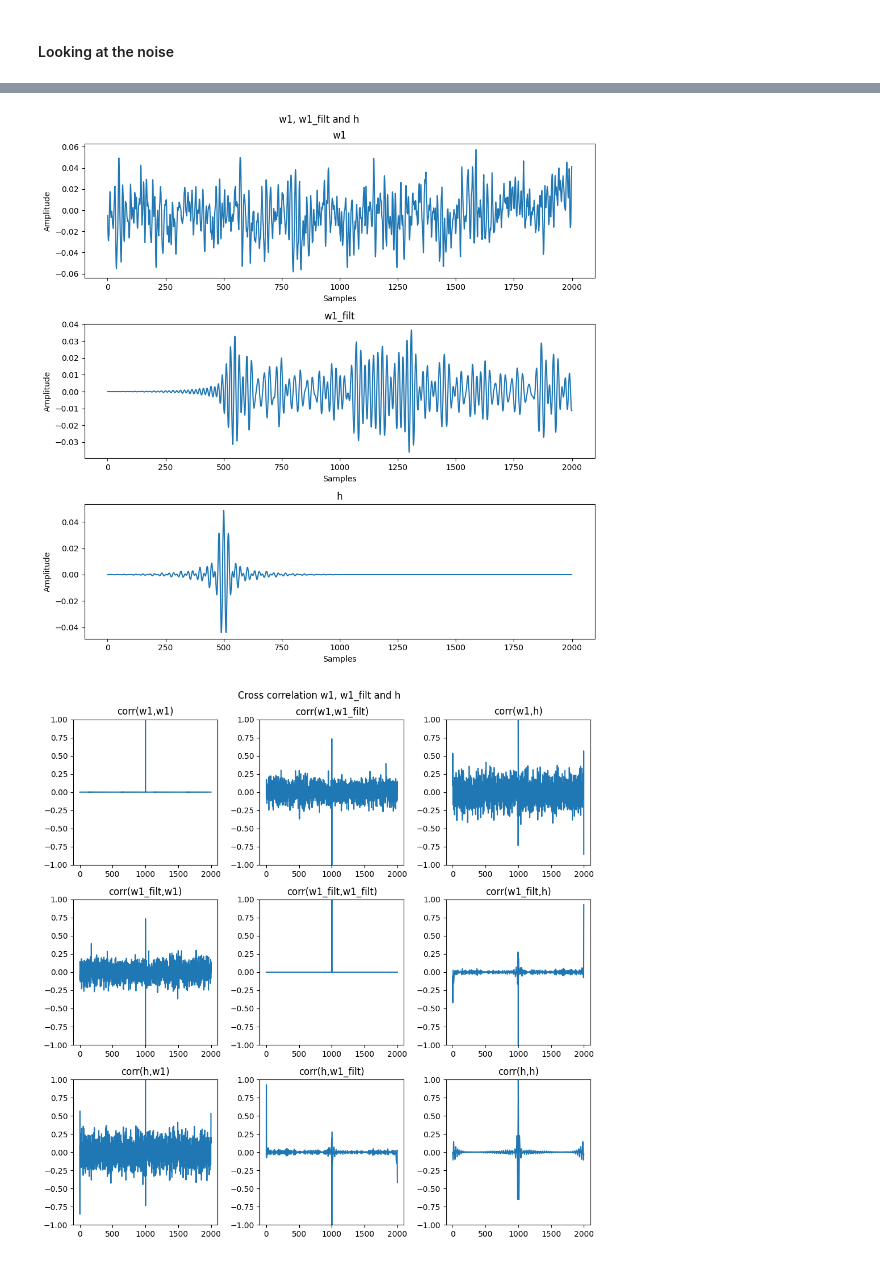
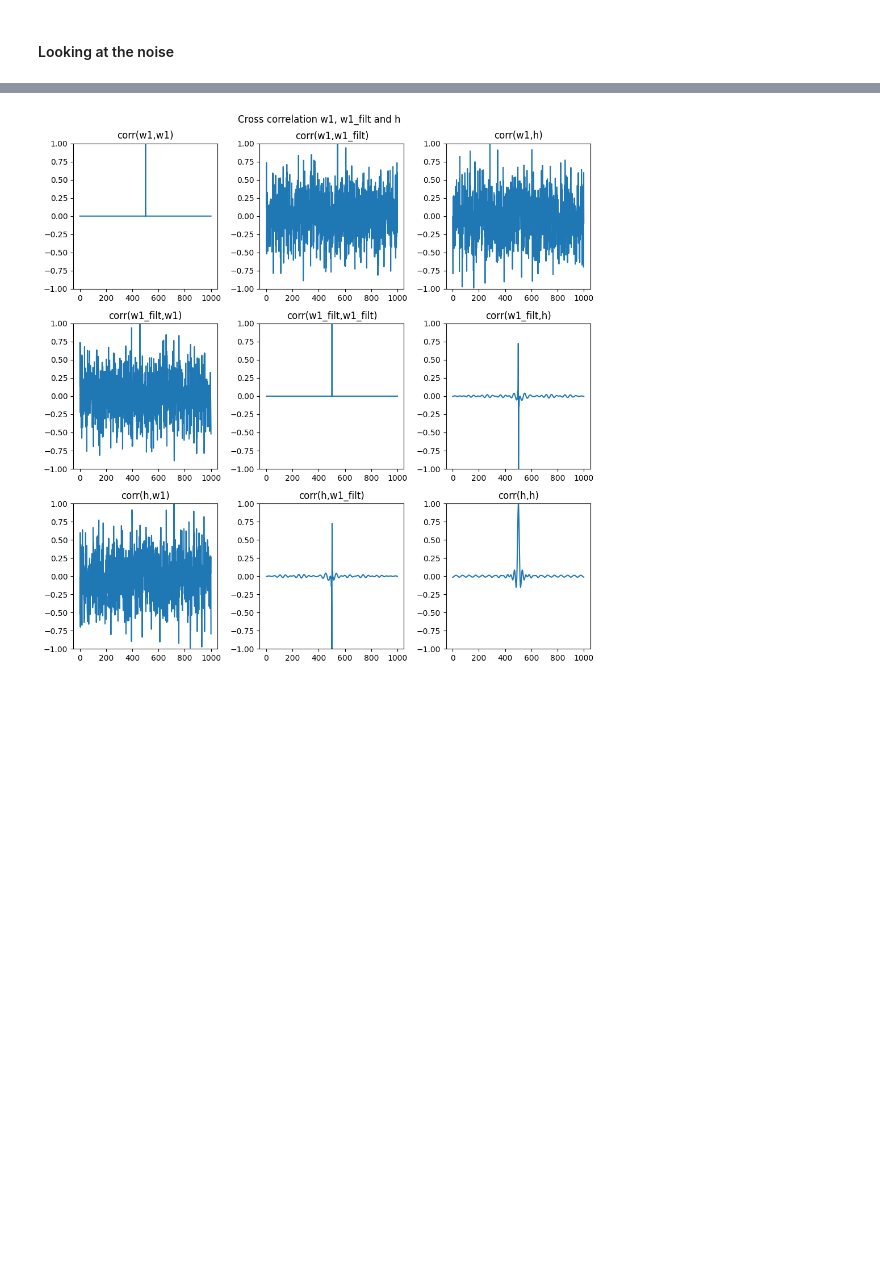
Before and after one commit to malanmyri/Master_project, a Jupyter notebook: model/correlation_1d.ipynb, the cells around one changed output, grey strips where cells are left out. Cells and saved outputs as stored; diff of their text form; code cells hidden in the pictures; blank space fills up the shorter version.

```diff
--- a/model/correlation_1d.ipynb
+++ b/model/correlation_1d.ipynb
@@ -10,6 +12,6 @@ warnings.filterwarnings("ignore")
 # %%
-numtaps = 2001
-band_width = 5000 #Hz
+numtaps = 1001
+band_width = 1000 #Hz
 sampling_rate = 204800 #Hz
-num_samples = 2001
-frequency_central = 10000
+num_samples = numtaps
+frequency_central = 5000
@@ -230,9 +363,6 @@ plotting_cc(s1, s1_filt, h, "s1", "s1_filt", "h", beta)
 # %% [markdown]
 #### Looking at the noise
 # %%
-beta = 0
-w1 = w1
 w1_filt = signal.lfilter(filter_coefficients, 1, w1)
-h = impulse_response
 plotting_cc(w1, w1_filt, h, "w1", "w1_filt", "h", beta)
 # %% [output]
@@ -241,9 +370,5 @@ plotting_cc(w1, w1_filt, h, "w1", "w1_filt", "h", beta)
 # %%
 beta = 1
-w1 = sensor_1
-w1_filt = signal.lfilter(filter_coefficients, 1, w1)
-h = impulse_response
 plotting_cc(w1, w1_filt, h, "w1", "w1_filt", "h", beta)
 # %% [output]
-[figure, old version]
+[figure, new version]
-[figure, removed]
```
Also changed, not shown: parts of 22 cells of this notebook.
